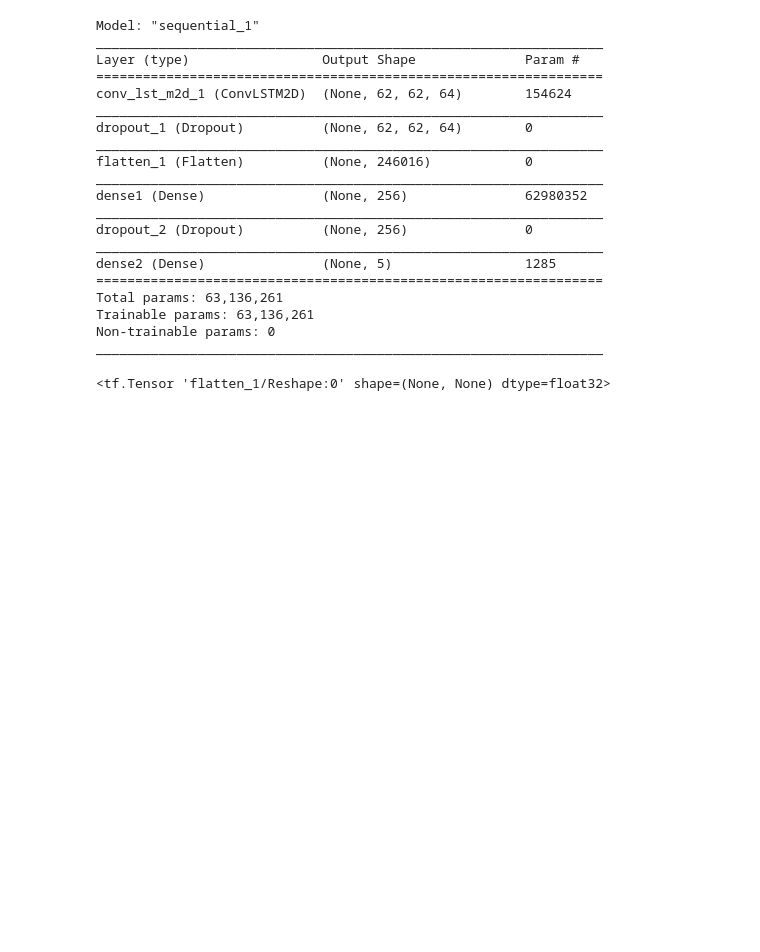
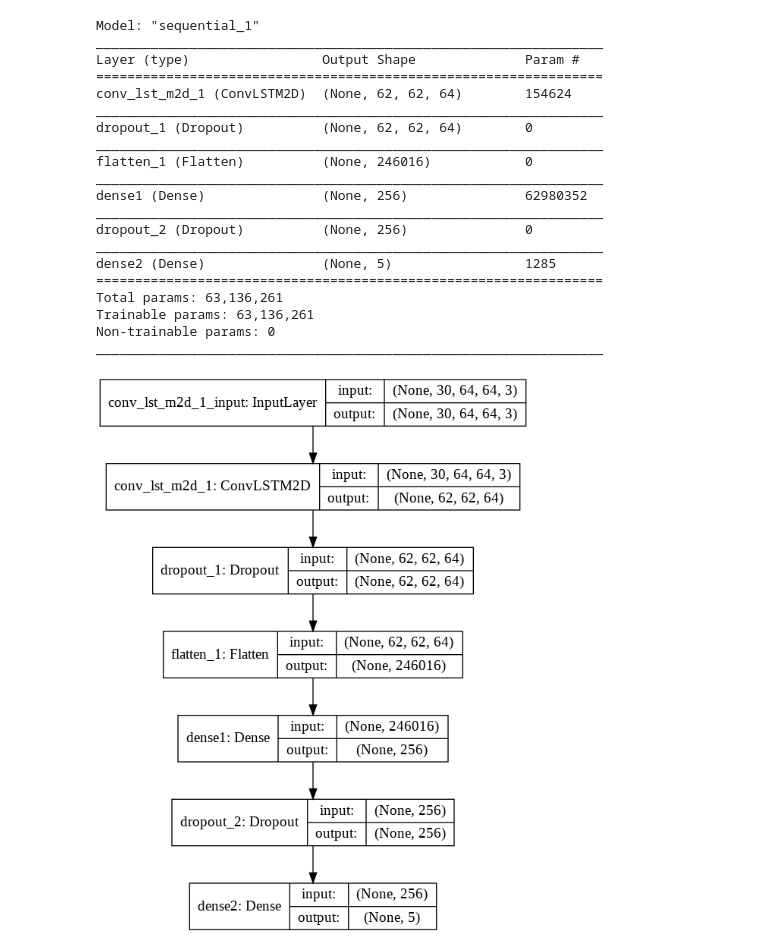
Before and after one commit to writeforfun/video-classification, a Jupyter notebook: UCF5.ipynb, the cells around one changed output. Cells and saved outputs as stored; diff of their text form; code cells hidden in the pictures; blank space fills up the shorter version.

```diff
--- a/UCF5.ipynb
+++ b/UCF5.ipynb
@@ -141,10 +149,11 @@ Total params: 63,136,261
 Trainable params: 63,136,261
 Non-trainable params: 0
 _________________________________________________________________
-# %%
-model.layers[2].output
-# %% [output]
-<tf.Tensor 'flatten_1/Reshape:0' shape=(None, None) dtype=float32>
+# %%
+from keras.utils import plot_model
+plot_model(model, show_shapes=True, to_file='composite_lstm2d.png')
+# %% [output]
+[figure, added]
 # %%
 opt = keras.optimizers.SGD(lr=0.001)
 model.compile(loss='categorical_crossentropy', optimizer=opt, metrics=["accuracy"])
```
Also changed, not shown: parts of 18 cells of this notebook.
